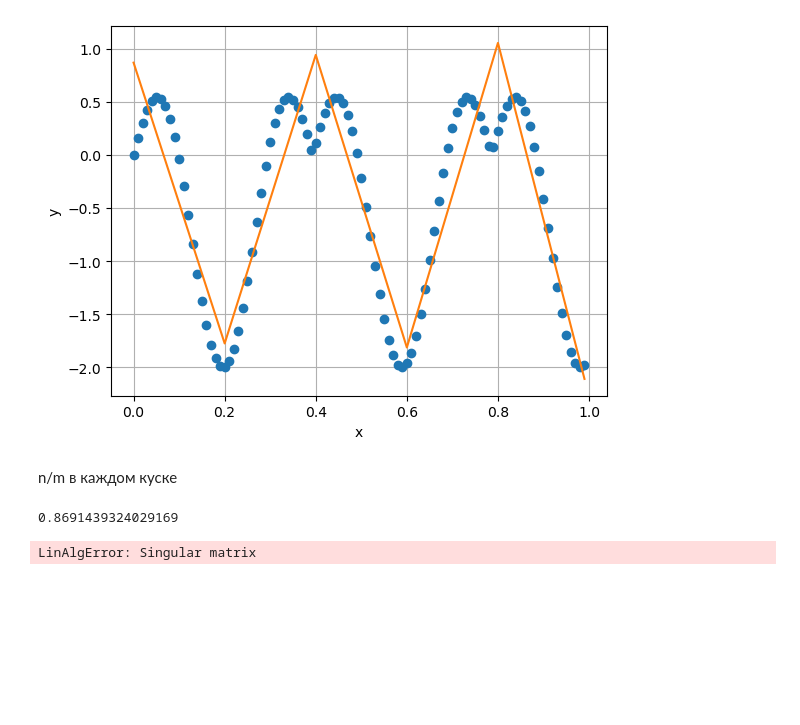
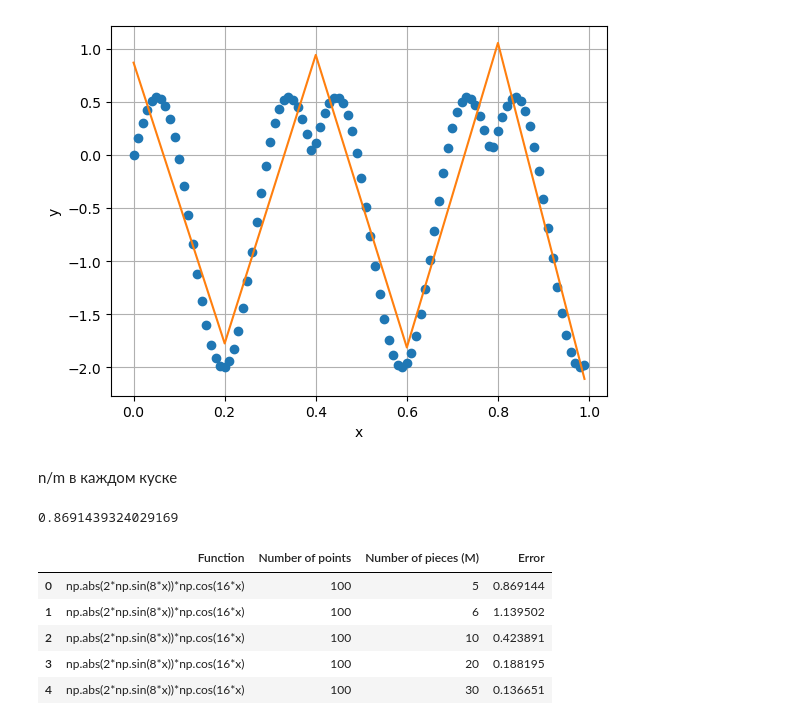
Before and after one commit to ruzanovad/omsu-notes, a Jupyter notebook: 4thgrade/methods/methods.ipynb, the cells around one changed output. Saved outputs shown, nothing was run; the diff lists cells and outputs as text; code cells hidden in the pictures; blank space fills up the shorter version.

```diff
--- a/4thgrade/methods/methods.ipynb
+++ b/4thgrade/methods/methods.ipynb
@@ -181,6 +183,12 @@ fun_str = "np.abs(2*np.sin(8*x))*np.cos(16*x)"
 # %%
 import lab1
 # %%
-table = lab1.create_table(fun_str, x, y, len(x), [5, 6, 10, 100])
+table = lab1.create_table(fun_str, x, y, len(x), [5, 6, 10, 20, 30])
+table
 # %% [output]
-LinAlgError: Singular matrix
+|  | Function | Number of points | Number of pieces (M) | Error |
+| 0 | np.abs(2*np.sin(8*x))*np.cos(16*x) | 100 | 5 | 0.869144 |
+| 1 | np.abs(2*np.sin(8*x))*np.cos(16*x) | 100 | 6 | 1.139502 |
+| 2 | np.abs(2*np.sin(8*x))*np.cos(16*x) | 100 | 10 | 0.423891 |
+| 3 | np.abs(2*np.sin(8*x))*np.cos(16*x) | 100 | 20 | 0.188195 |
+| 4 | np.abs(2*np.sin(8*x))*np.cos(16*x) | 100 | 30 | 0.136651 |
```
Also changed, not shown: parts of 10 cells of this notebook, 2 other files.
